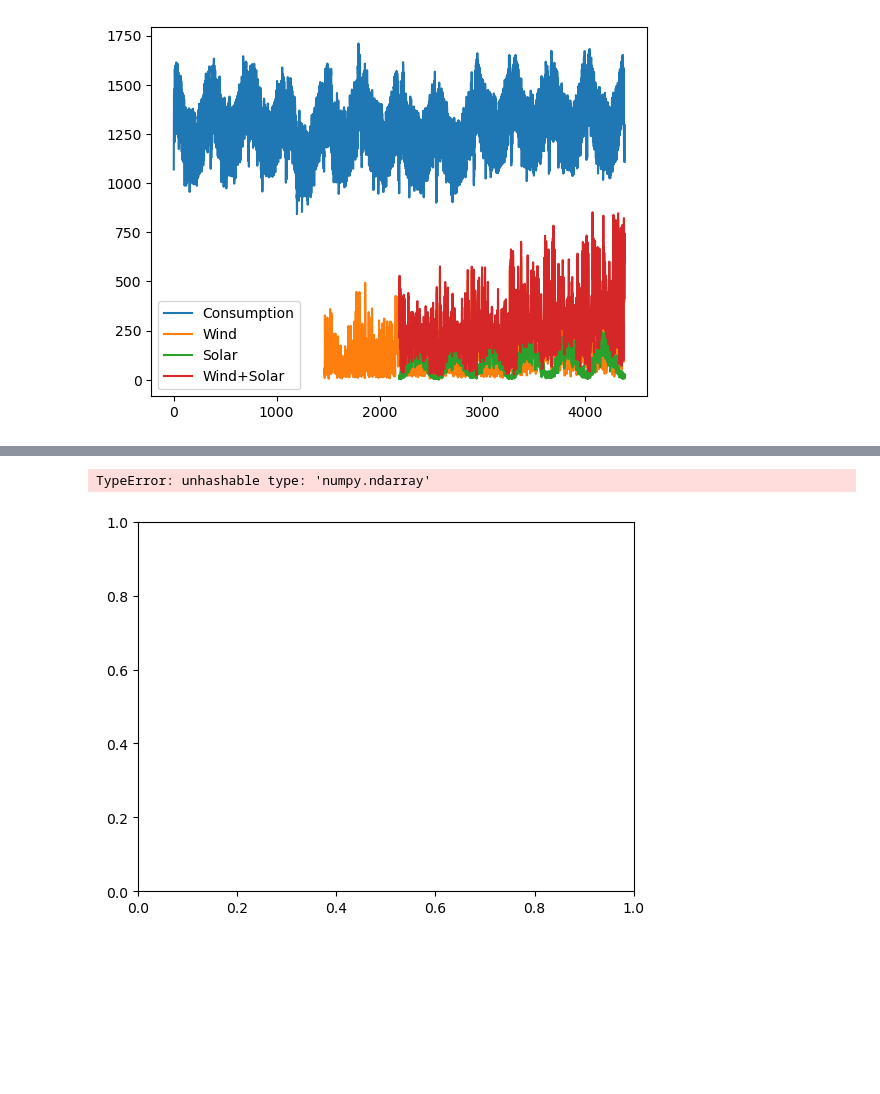
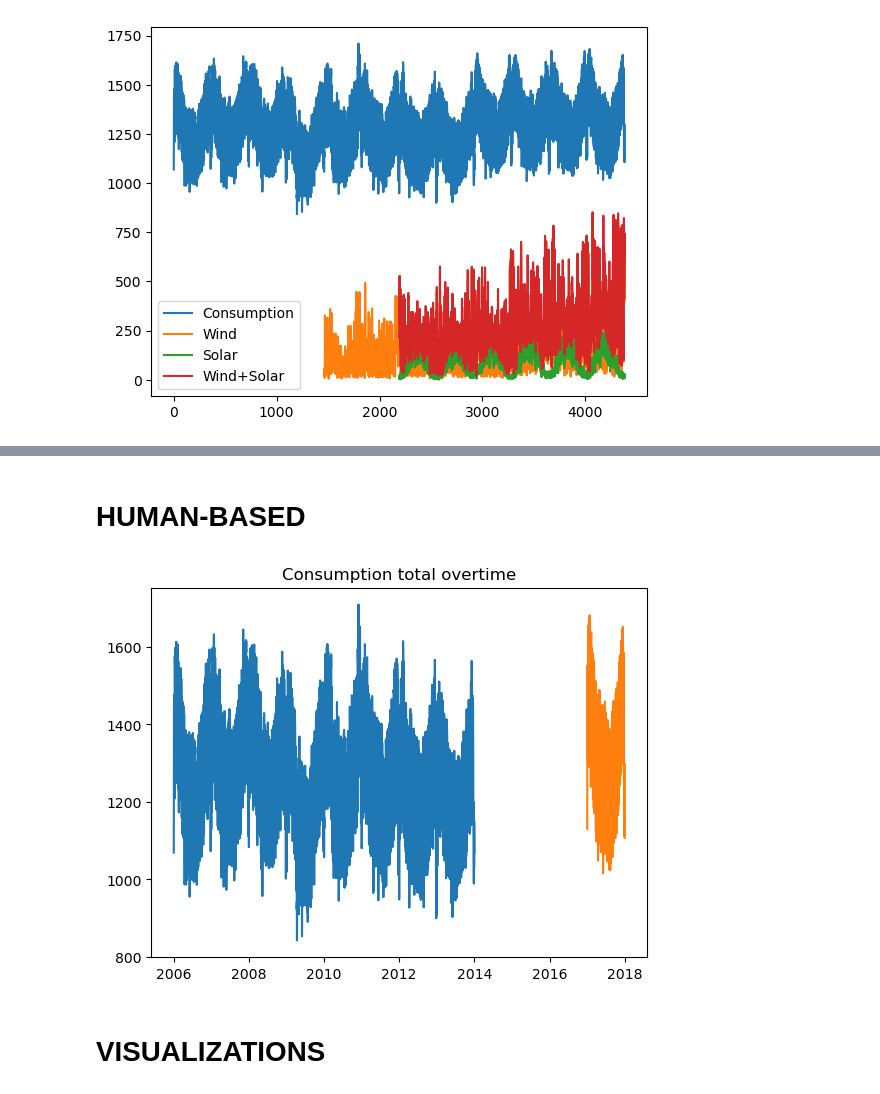
Before and after one commit to Miatta-Sinayoko/time-series-exercises, a Jupyter notebook: explore_exercise.ipynb, the cells around one changed output, grey strips where cells are left out. Cells and saved outputs as stored; diff of their text form; code cells hidden in the pictures; blank space fills up the shorter version.

```diff
--- a/explore_exercise.ipynb
+++ b/explore_exercise.ipynb
@@ -676,0 +752,5 @@ power_data_df.plot()
+# %%
+power_data_df['Date'] = pd.to_datetime(power_data_df['Date'])
+# %%
+# Set the 'date' column as the index
+power_data_df.set_index('Date', inplace=True)
@@ -676,0 +783,2 @@ power_data_df.plot()
+# %%
+power_data_df.index = pd.to_datetime(power_data_df.index)
@@ -677,10 +858,14 @@ power_data_df.plot()
+# %% [markdown]
+# HUMAN-BASED
 # %%
-train = power_data_df.loc[:'2014']
-test = power_data_df.loc['2015':]
+train = power_data_df.loc[:'2013'].copy()
+test = power_data_df.loc['2017':].copy()
 # %%
-plt.plot(train.index, train)
-plt.plot(test.index, test)
+plt.plot(train.index, train.Consumption)
+plt.plot(test.index, test.Consumption)
+plt.title('Consumption total overtime')
 plt.show()
 # %% [output]
-TypeError: unhashable type: 'numpy.ndarray'
-[figure, old version]
+[figure, new version]
+# %% [markdown]
+# VISUALIZATIONS
```
Also changed, not shown: parts of 72 cells of this notebook.
